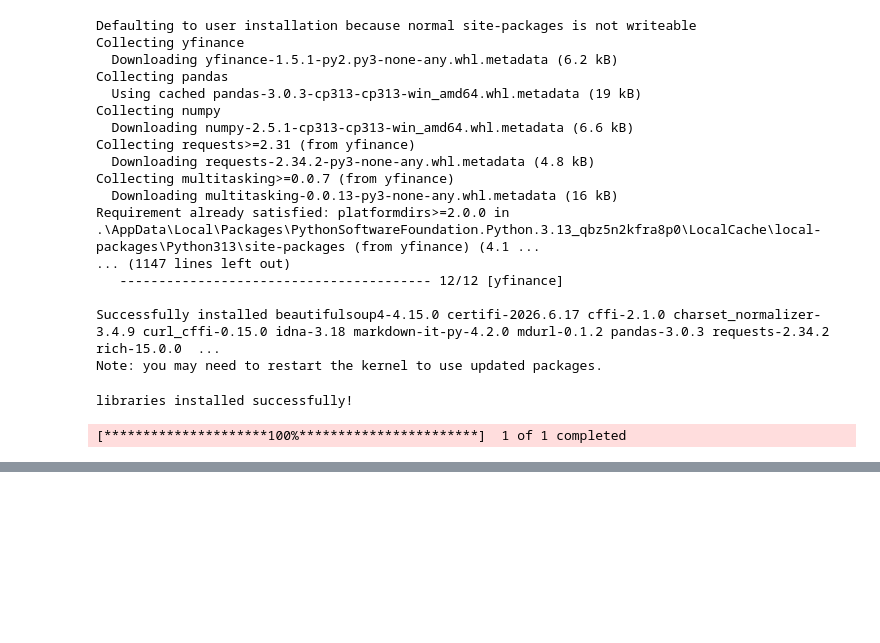
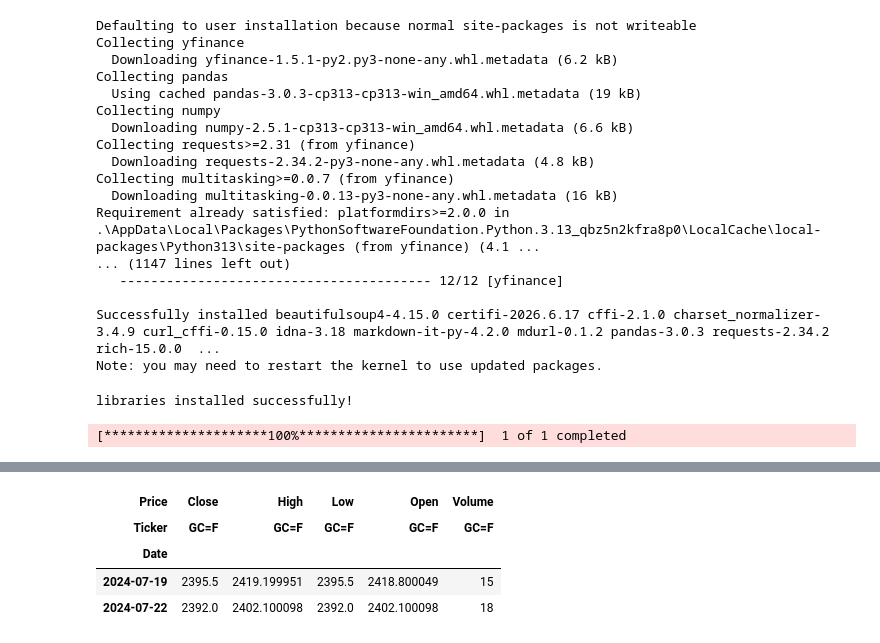
Before and after one commit to 0rukpa/bolt-iq-internship-light, a Jupyter notebook: bolt-iq.ipynb, the cells around one changed output, grey strips where cells are left out. Cells and saved outputs as stored; diff of their text form; code cells hidden in the pictures; blank space fills up the shorter version.

```diff
--- a/bolt-iq.ipynb
+++ b/bolt-iq.ipynb
@@ -34,0 +47,8 @@ data.to_csv('data')
+# %%
+data.head(2)
+# %% [output]
+| Price | Close | High | Low | Open | Volume |
+| Ticker | GC=F | GC=F | GC=F | GC=F | GC=F |
+| Date |  |  |  |  |  |
+| 2024-07-19 | 2395.5 | 2419.199951 | 2395.5 | 2418.800049 | 15 |
+| 2024-07-22 | 2392.0 | 2402.100098 | 2392.0 | 2402.100098 | 18 |
```
Also changed, not shown: parts of 2 cells of this notebook.
